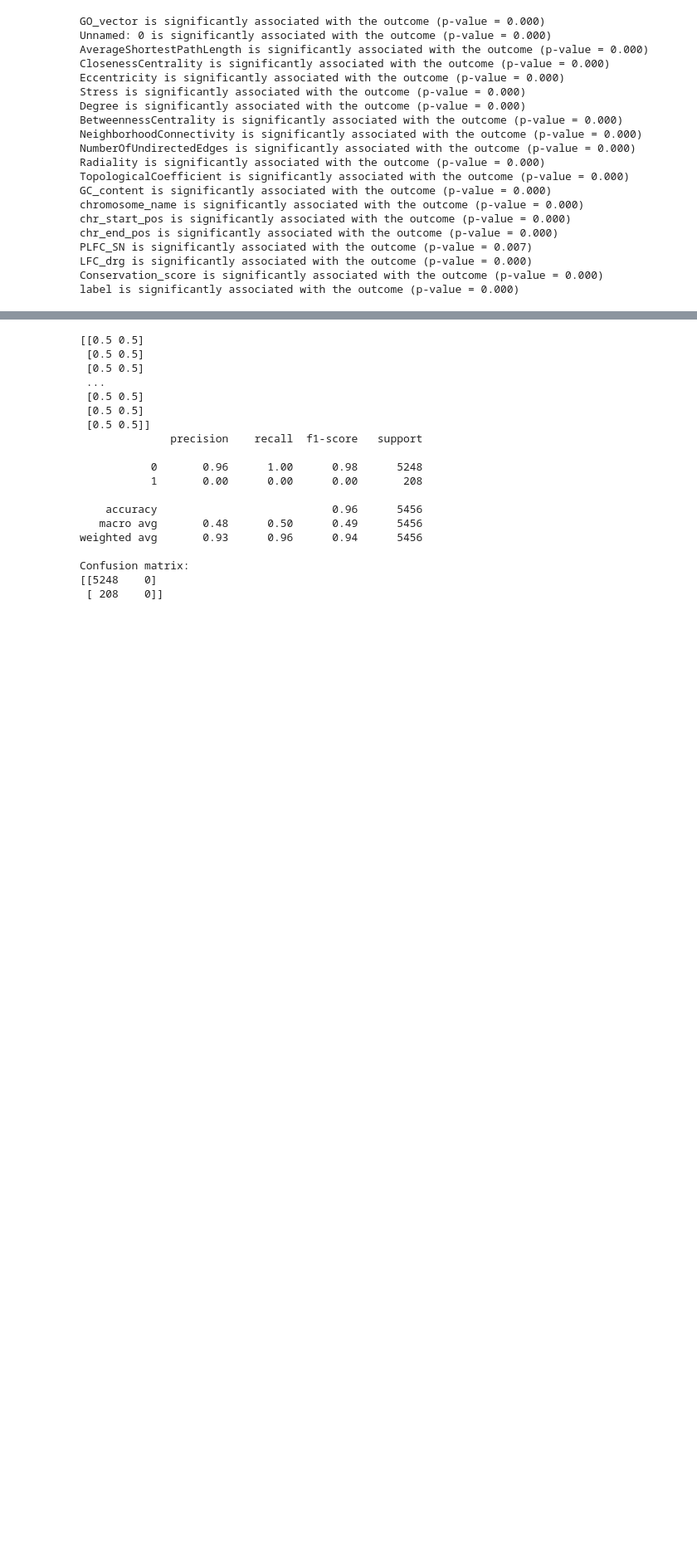
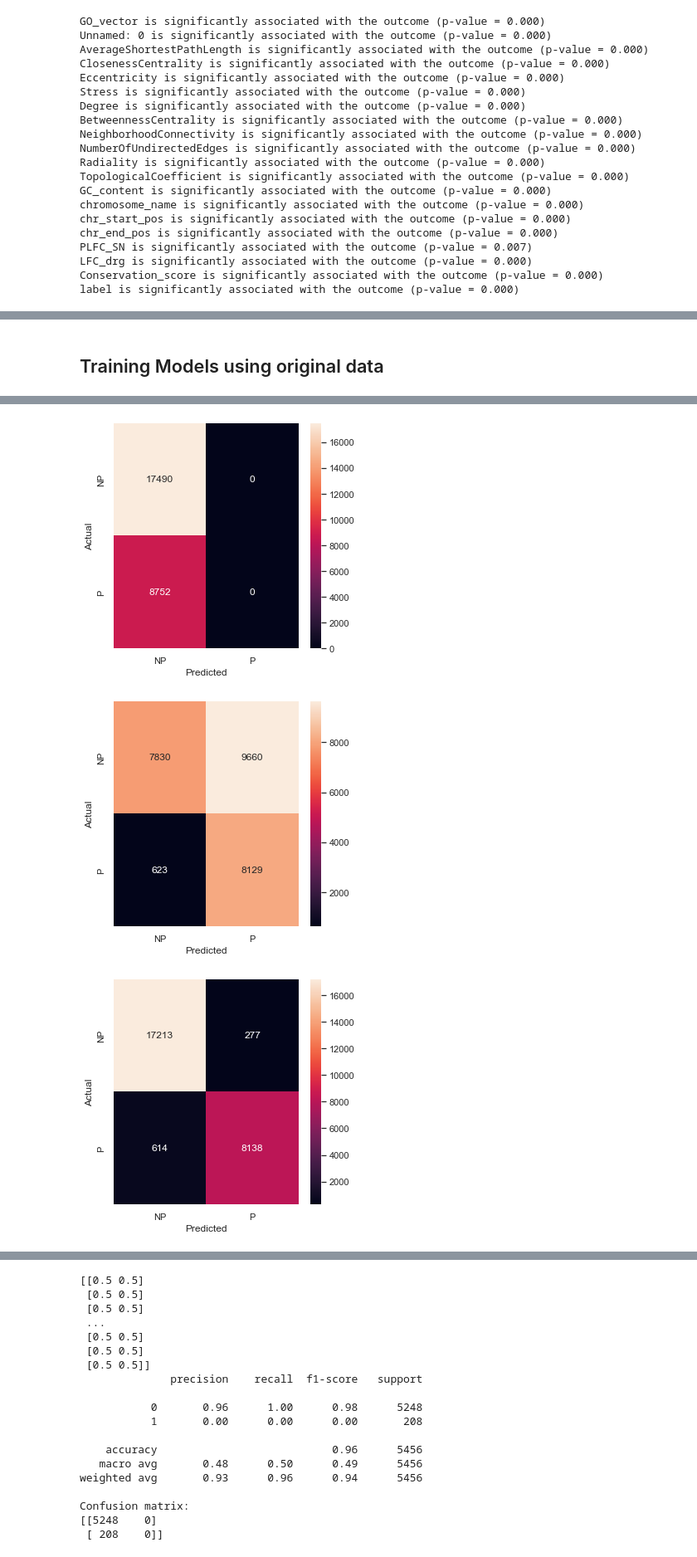
Before and after one commit to lynne104/csporjects, a Jupyter notebook: ML_project.ipynb, the cells around one changed output, grey strips where cells are left out. Shown: that part at 83% size. Cells and saved outputs as stored; diff of their text form; code cells hidden in the pictures; blank space fills up the shorter version.

```diff
--- a/ML_project.ipynb
+++ b/ML_project.ipynb
@@ -417,0 +339,12 @@ X_new.shape
+# %%
+# selected 10 features
+included = []
+for i in range(len(df.columns)-1):
+    if rfe.support_[i] == True:
+        included.append(df.columns[i])
+print(included)
+
+included.append('label')
+
+new_df = df[included]
+display(new_df)
@@ -417,0 +366,65 @@ X_new.shape
+# %%
+# matrices
+x = new_df.values[:,:-1]
+y = new_df.values[:,-1]
+y = y.astype('int')
+# %% [markdown]
+## Training Models using original data
+# %%
+from sklearn.preprocessing import MinMaxScaler
+# this function receives a dataframe and compute the accuracy score, confusion matrix and classification report of different models
+def train_model(df):
+    df.fillna(value=0, inplace=True)
+    df.replace([np.inf, -np.inf], 0, inplace=True)
+
+    X = df.values[:,:-1]
+    y = df.values[:,-1]
+    y = y.astype('int')
+
+    # scale the data - to a range -1, 1
+    min_max_scaler = MinMaxScaler(feature_range = (-1,1))
+    X = min_max_scaler.fit_transform(X)
+
+    # Apply SMOTE oversampling to balance the classes
+    oversample = SVMSMOTE()
+    X, y = oversample.fit_resample(X, y)
+
+    model_names = ["Baseline", "Naive Bayes", "Random Forest", "Logistic Regression",
+                  "MLPClassifier"]
+    # models
+    ms = [
+    DummyClassifier(strategy='uniform'),
+        GaussianNB(),
+        RandomForestClassifier(n_estimators=200, random_state=42),
+    LogisticRegression(solver='lbfgs'),
+    MLPClassifier(activation = 'tanh', alpha = 0.0001, hidden_layer_sizes = (10,30,10), solver = 'sgd', max_iter=100)
+    ]
+
+    scores = []
+    labels = ['NP', 'P']
+    i = 0
+    for m in ms:
+        model = m.fit(X,y)
+        y_pred = cross_val_predict(model, X, y, cv=10)
+        conf_mat = confusion_matrix(y, y_pred)
+        fig, ax = plt.subplots(figsize=(5,5))
+        sns.heatmap(conf_mat, annot=True, fmt='d',
+            xticklabels=labels, yticklabels=labels)
+
+        plt.ylabel('Actual')
+        plt.xlabel('Predicted')
+        # plt.show()
+        accuracy = accuracy_score(y, y_pred)
+        scores.append(accuracy)
+        # print(r2_score(y_test,y_pred))
+
+        print("Classifier:", model_names[i])
+        i = i + 1
+        print('Mean Accuracy: %.3f' % (accuracy))
+        print(f"Confusion matrix:\n{conf_mat}")
+        print(f"Classification report:\n{classification_report(y, y_pred)}")
+
+
+# call the function
+train_model(df)
+# %% [output]
@@ -417,0 +448,3 @@ X_new.shape
+[figure, added]
+[figure, added]
+[figure, added]
```
Also changed, not shown: parts of 49 cells of this notebook.
